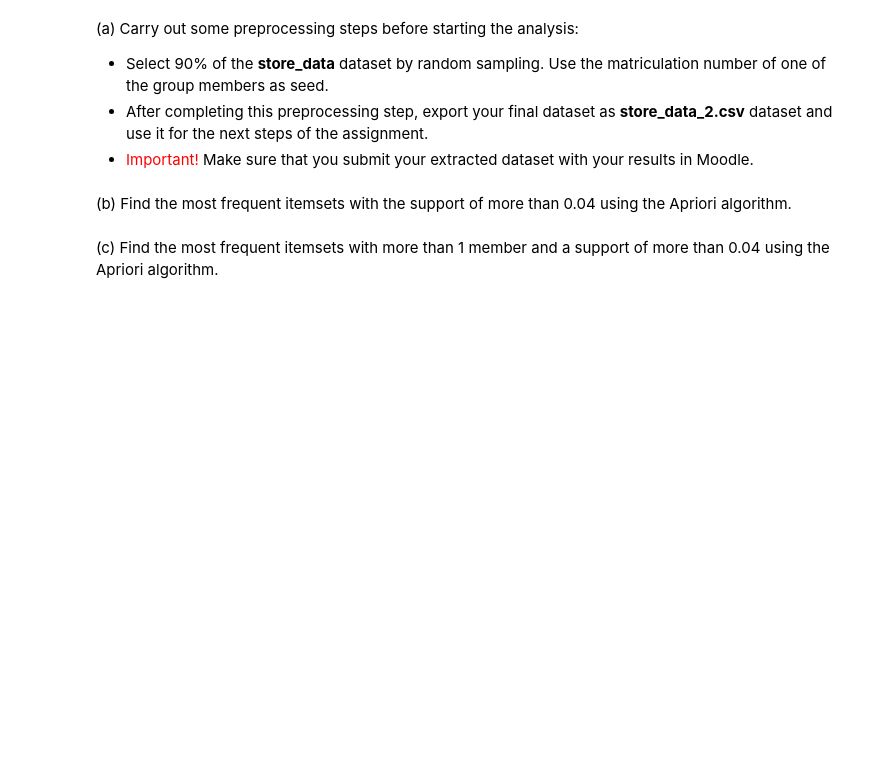
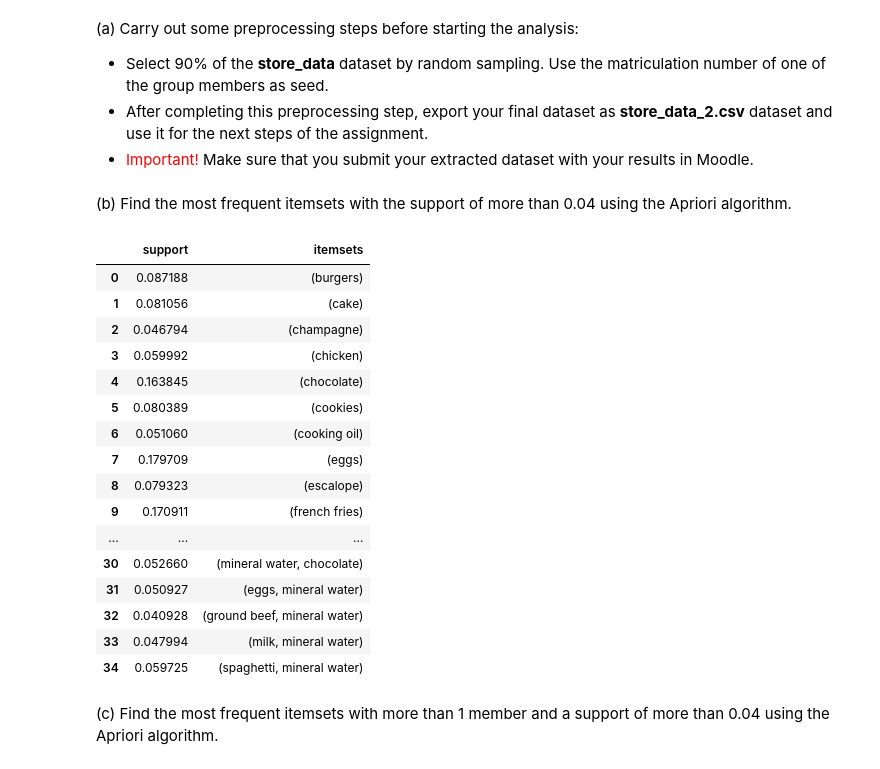
Before and after one commit to JohnGim/ids, a Jupyter notebook: a2/IDS_Assignment_2.ipynb, the cells around one changed output. Drawn from its saved outputs; the diff is of its cells as text; code cells hidden in the pictures; blank space fills up the shorter version.

```diff
--- a/a2/IDS_Assignment_2.ipynb
+++ b/a2/IDS_Assignment_2.ipynb
@@ -460,2 +488,28 @@ Explanation:
+# %%
+### transfer from the store_data_NewList to pd.DataFrame to
+te = TransactionEncoder()
+te_ary = te.fit(store_data_sampled).transform(store_data_sampled)
+data = pd.DataFrame(te_ary, columns = te.columns_)
+
+frequent_itemsets = apriori(data, min_support = 0.04, use_colnames = True)
+frequent_itemsets
+# %% [output]
+|  | support | itemsets |
+| 0 | 0.087188 | (burgers) |
+| 1 | 0.081056 | (cake) |
+| 2 | 0.046794 | (champagne) |
+| 3 | 0.059992 | (chicken) |
+| 4 | 0.163845 | (chocolate) |
+| 5 | 0.080389 | (cookies) |
+| 6 | 0.051060 | (cooking oil) |
+| 7 | 0.179709 | (eggs) |
+| 8 | 0.079323 | (escalope) |
+| 9 | 0.170911 | (french fries) |
+| ... | ... | ... |
+| 30 | 0.052660 | (mineral water, chocolate) |
+| 31 | 0.050927 | (eggs, mineral water) |
+| 32 | 0.040928 | (ground beef, mineral water) |
+| 33 | 0.047994 | (milk, mineral water) |
+| 34 | 0.059725 | (spaghetti, mineral water) |
 # %% [markdown]
 (c) Find the most frequent itemsets with more than 1 member and a support of more than 0.04 using the Apriori algorithm.
```
Also changed, not shown: parts of 15 cells of this notebook.
